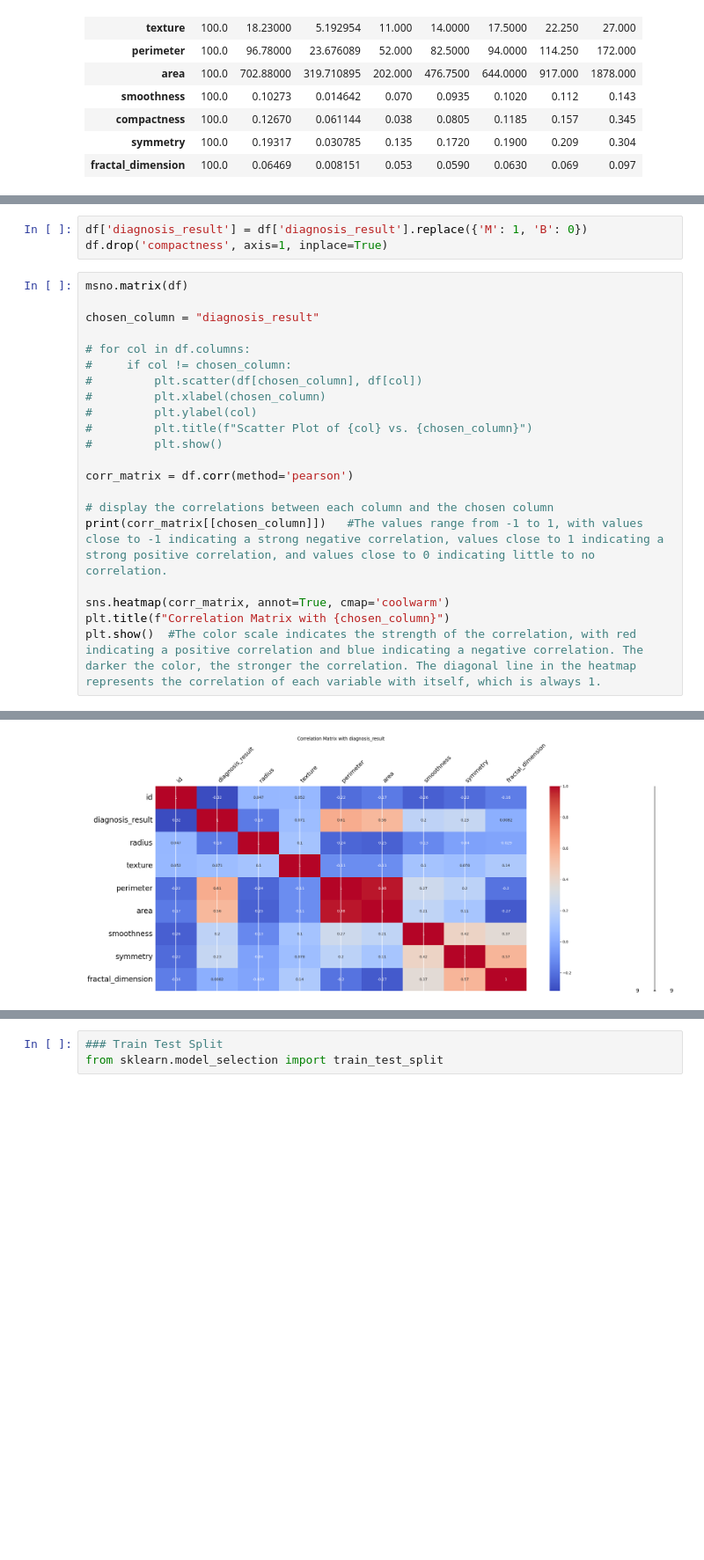
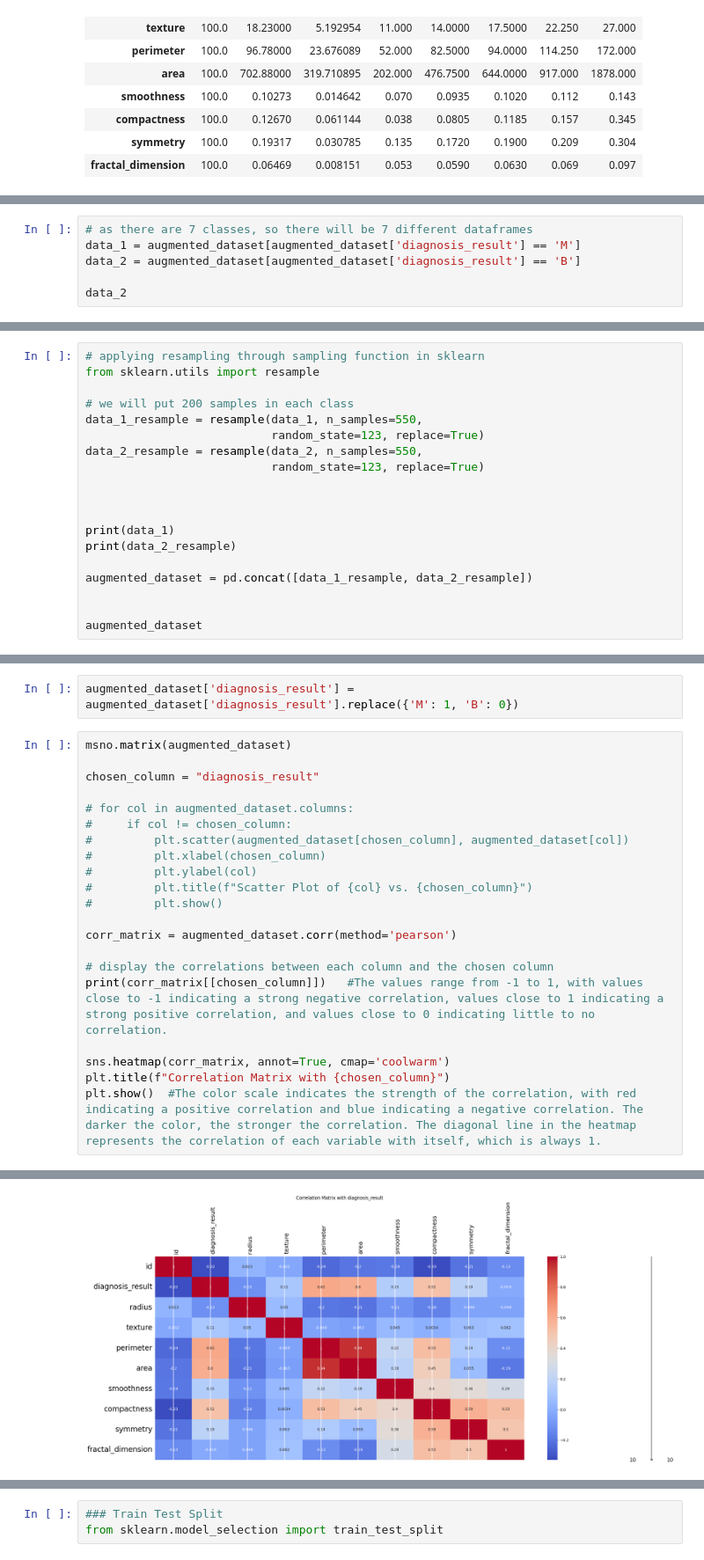
Before and after one commit to MeetPatel41011/Disease-Prediction-System, a Jupyter notebook: Machine Learning/Prostate_Cancer/Prostate_Cancer.ipynb, the cells around one changed output, grey strips where cells are left out. Shown: that part at 88% size. Saved outputs shown, nothing was run; the diff lists cells and outputs as text; blank space fills up the shorter version.

```diff
--- a/Machine Learning/Prostate_Cancer/Prostate_Cancer.ipynb
+++ b/Machine Learning/Prostate_Cancer/Prostate_Cancer.ipynb
@@ -48,0 +150,6 @@ memory usage: 7.9+ KB
+# %%
+# as there are 7 classes, so there will be 7 different dataframes
+data_1 = augmented_dataset[augmented_dataset['diagnosis_result'] == 'M']
+data_2 = augmented_dataset[augmented_dataset['diagnosis_result'] == 'B']
+
+data_2
@@ -48,0 +178,19 @@ memory usage: 7.9+ KB
+# %%
+# applying resampling through sampling function in sklearn
+from sklearn.utils import resample
+
+# we will put 200 samples in each class
+data_1_resample = resample(data_1, n_samples=550,
+                           random_state=123, replace=True)
+data_2_resample = resample(data_2, n_samples=550,
+                           random_state=123, replace=True)
+
+
+
+print(data_1)
+print(data_2_resample)
+
+augmented_dataset = pd.concat([data_1_resample, data_2_resample])
+
+
+augmented_dataset
@@ -49,20 +237,19 @@ memory usage: 7.9+ KB
 # %%
-df['diagnosis_result'] = df['diagnosis_result'].replace({'M': 1, 'B': 0})
-df.drop('compactness', axis=1, inplace=True)
+augmented_dataset['diagnosis_result'] = augmented_dataset['diagnosis_result'].replace({'M': 1, 'B': 0})
 # %%
-msno.matrix(df)
+msno.matrix(augmented_dataset)
 
 chosen_column = "diagnosis_result"
 
-# for col in df.columns:
+# for col in augmented_dataset.columns:
 #     if col != chosen_column:
-#         plt.scatter(df[chosen_column], df[col])
+#         plt.scatter(augmented_dataset[chosen_column], augmented_dataset[col])
 #         plt.xlabel(chosen_column)
 #         plt.ylabel(col)
 #         plt.title(f"Scatter Plot of {col} vs. {chosen_column}")
 #         plt.show()
 
-corr_matrix = df.corr(method='pearson')
+corr_matrix = augmented_dataset.corr(method='pearson')
 
 # display the correlations between each column and the chosen column
 print(corr_matrix[[chosen_column]])   #The values range from -1 to 1, with values close to -1 indicating a strong negative correlation, values close to 1 indicating a strong positive correlation, and values close to 0 indicating little to no correlation.
@@ -84 +272 @@ fractal_dimension          0.008180
-[figure, old version]
+[figure, new version]
```
Also changed, not shown: parts of 26 cells of this notebook, 2 other files.
